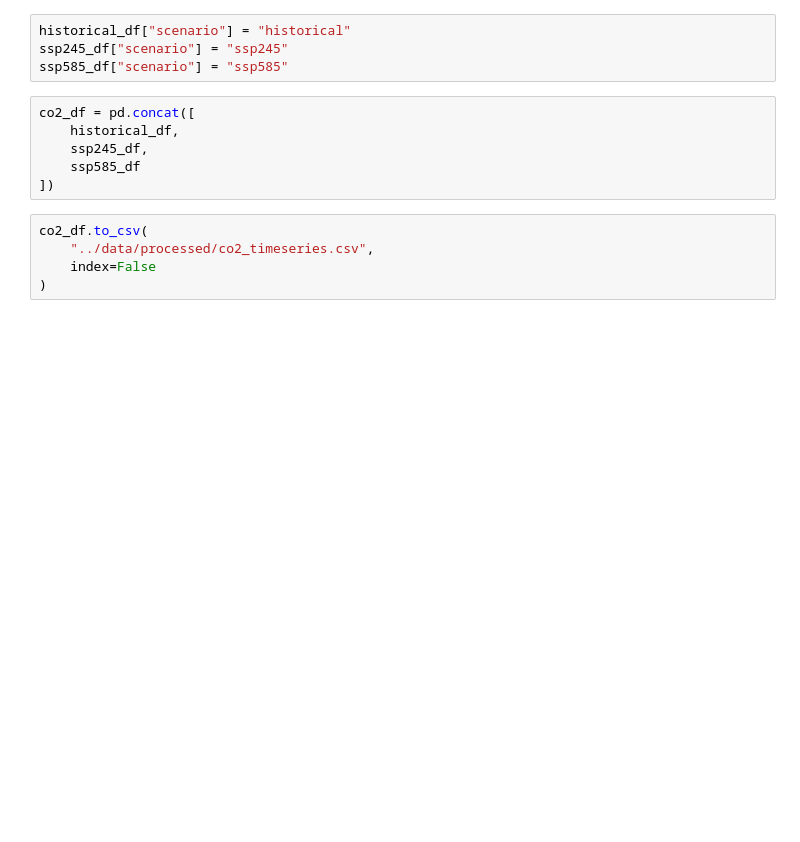
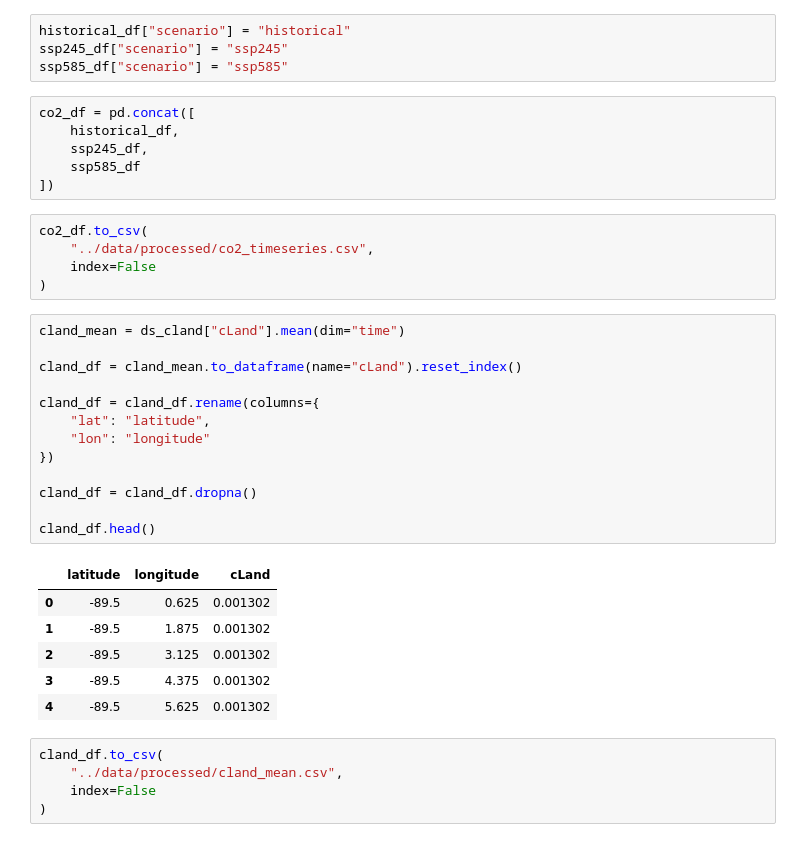
Before and after one commit to bdognieto/Earth-Carbon-Visualized, a Jupyter notebook: notebooks/project_3.ipynb, the cells around one changed output. Drawn from its saved outputs; the diff is of its cells as text; blank space fills up the shorter version.

Commit message:
add carbon land processed data

```diff
--- a/notebooks/project_3.ipynb
+++ b/notebooks/project_3.ipynb
@@ -341,3 +341,28 @@ co2_df.to_csv(
     "../data/processed/co2_timeseries.csv",
     index=False
 )
+# %%
+cland_mean = ds_cland["cLand"].mean(dim="time")
+
+cland_df = cland_mean.to_dataframe(name="cLand").reset_index()
+
+cland_df = cland_df.rename(columns={
+    "lat": "latitude",
+    "lon": "longitude"
+})
+
+cland_df = cland_df.dropna()
+
+cland_df.head()
+# %% [output]
+|  | latitude | longitude | cLand |
+| 0 | -89.5 | 0.625 | 0.001302 |
+| 1 | -89.5 | 1.875 | 0.001302 |
+| 2 | -89.5 | 3.125 | 0.001302 |
+| 3 | -89.5 | 4.375 | 0.001302 |
+| 4 | -89.5 | 5.625 | 0.001302 |
+# %%
+cland_df.to_csv(
+    "../data/processed/cland_mean.csv",
+    index=False
+)
```
Also changed, not shown: 1 other file.
